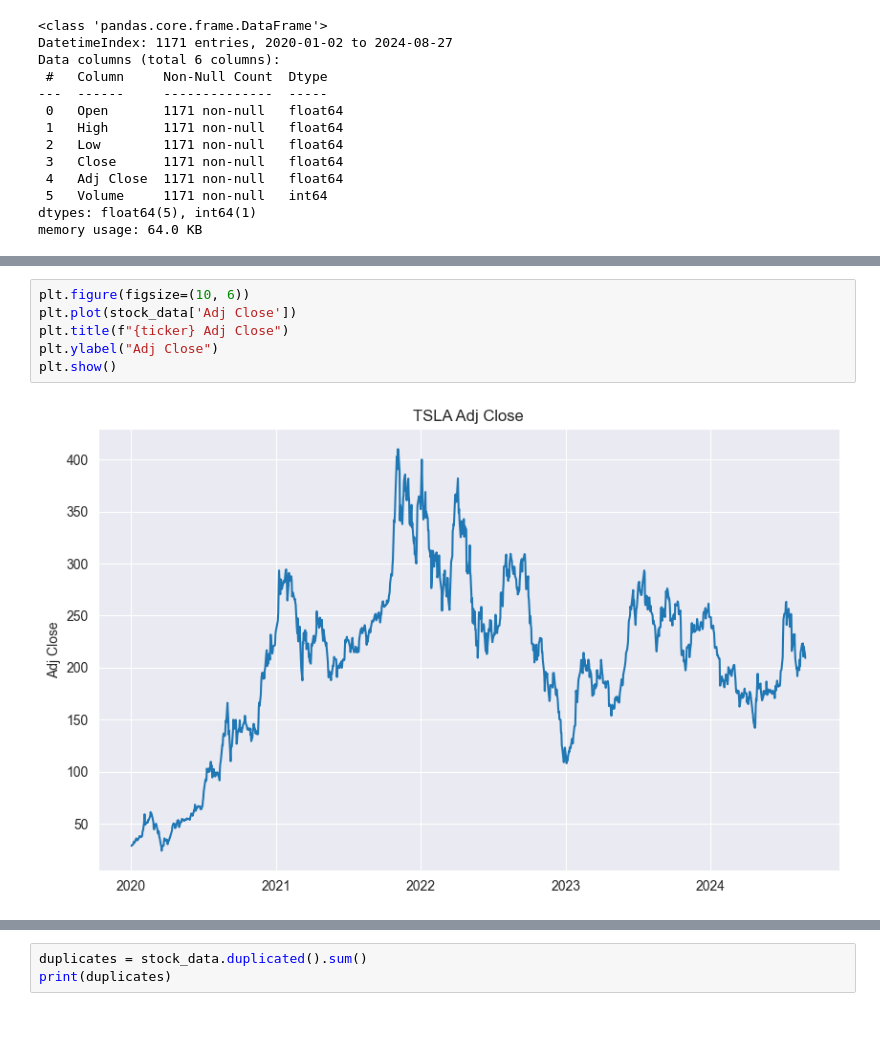
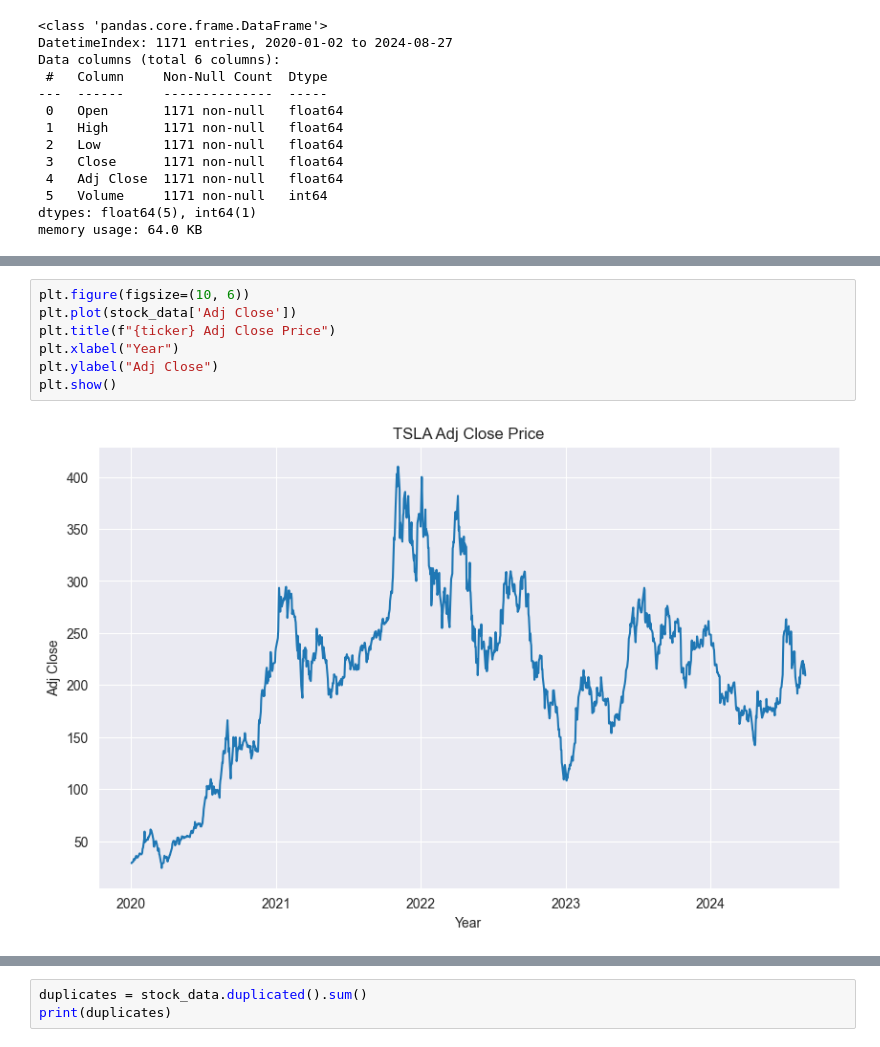
Before and after one commit to blotetheodorus/financial-data-analysis, a Jupyter notebook: financial_data_analysis.ipynb, the cells around one changed output, grey strips where cells are left out. Drawn from its saved outputs; the diff is of its cells as text.

```diff
--- a/financial_data_analysis.ipynb
+++ b/financial_data_analysis.ipynb
@@ -54,11 +55,12 @@ stock_data.describe()
 # %%
 plt.figure(figsize=(10, 6))
 plt.plot(stock_data['Adj Close'])
-plt.title(f"{ticker} Adj Close")
+plt.title(f"{ticker} Adj Close Price")
+plt.xlabel("Year")
 plt.ylabel("Adj Close")
 plt.show()
 # %% [output]
-[figure, old version]
+[figure, new version]
 # %%
 null = stock_data.isnull().sum()
 print(null)
```
Also changed, not shown: parts of 9 cells of this notebook.
